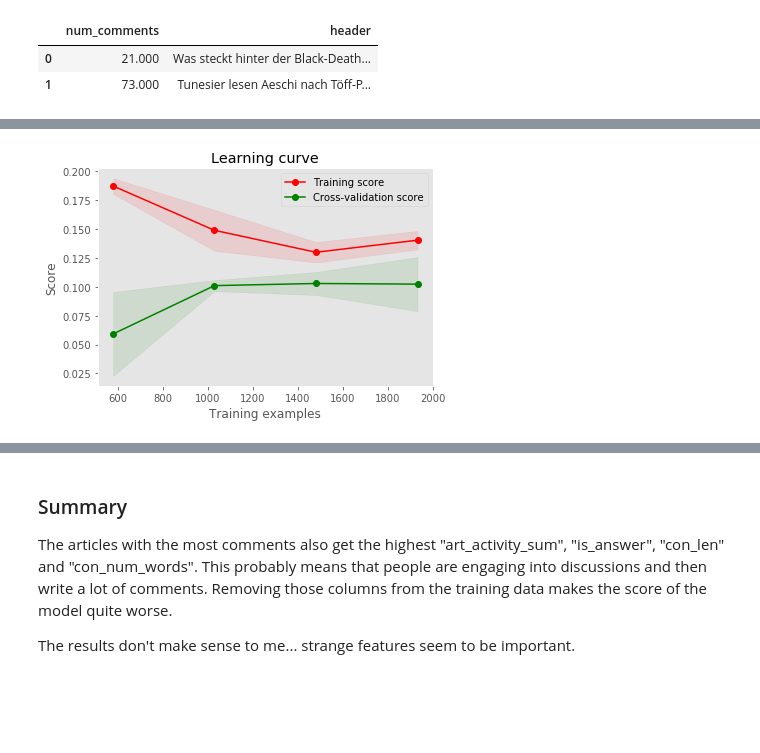
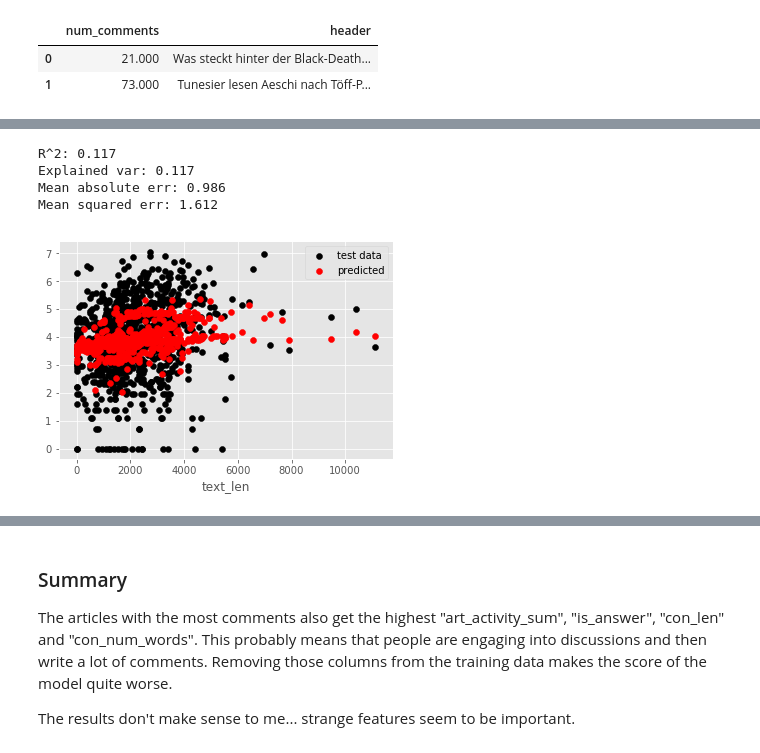
Before and after one commit to fdelia/bots, a Jupyter notebook: 5_predict_response_to_article.ipynb, the cells around one changed output, grey strips where cells are left out. Cells and saved outputs as stored; diff of their text form; code cells hidden in the pictures; blank space fills up the shorter version.

```diff
--- a/5_predict_response_to_article.ipynb
+++ b/5_predict_response_to_article.ipynb
@@ -146,10 +164,10 @@ stop_words = stop_words.lower()
 stop_words = stop_words.split(', ')
 
 # Trying to remove outliers with nearly no text
-df = df[df['text_len']>100]
+#df = df[df['text_len']>100]
 
 # Remove comment related stuff
-df2 = df.drop(['score', 'activity', 'num_comments', #'vup', 'vdo',
+df2 = df.drop(['score', 'activity', 'num_comments', 'num_comments_log', #'vup', 'vdo',
                # remove random stuff
                'tId', 'article_id',
                # not sure why those correlate so high with num_of_comments, but score does not decrease when removed
@@ -158,7 +176,7 @@ df2 = df.drop(['score', 'activity', 'num_comments', #'vup', 'vdo',
                'hour', 'weekday',
               ], axis=1)
 X = df2
-y = df['num_comments'].values
+y = df['num_comments_log'].values
 #y = df['con_len']
 #y = df['vup']
 
@@ -192,7 +210,7 @@ def plot_learning_curve(estimator, X, y, cv=None, ylim=None, n_jobs=1, train_siz
     plt.legend(loc="best")
     return plt
 
-df.hist(['num_comments'])
+df.hist(['num_comments', 'num_comments_log'])
 print()
 
 #list(df2.columns)
@@ -206,6 +224,7 @@ from sklearn.pipeline import Pipeline, FeatureUnion
 from sklearn.feature_extraction.text import TfidfVectorizer
 from sklearn.base import BaseEstimator, TransformerMixin
 from sklearn.linear_model import LinearRegression
+from sklearn.ensemble import GradientBoostingRegressor, RandomTreesEmbedding
 from sklearn.feature_selection import SelectKBest, f_regression, mutual_info_regression
 
 class ItemSelector(BaseEstimator, TransformerMixin):
@@ -230,76 +249,81 @@ def no_numbers(x):
 columns_nontext = [i for i in df2.columns if i not in ['header', 'sub', 'text']]
 model = Pipeline([
     ('union', FeatureUnion(
-        [
-            ('statistics', Pipeline([
+        [   ('statistics', Pipeline([
                 ('selector', ItemSelector(key=columns_nontext)),
                 #('poly', PolynomialFeatures(degree=2)), # reduces variance, reduces r2 a little bit
-                ('scaler', StandardScaler()),
+                #('scaler', StandardScaler()),
               #  ('reduce_dim', PCA(n_components=30)),
             ])),
 
             # article text information
             ('header', Pipeline([
                 ('selector', ItemSelector(key='header')),
-                ('tfidf', TfidfVectorizer(min_df=2, max_df=0.7, preprocessor=no_numbers, ngram_range=ngram_range, stop_words=stop_words)),
-                ('scaler', StandardScaler(with_mean=False)),
+                ('tfidf', TfidfVectorizer(min_df=2, max_df=0.4, preprocessor=no_numbers, ngram_range=ngram_range, stop_words=stop_words)),
+             #   ('scaler', StandardScaler(with_mean=False)),
             ])),
-
-            ('subheader', Pipeline([
-                ('selector', ItemSelector(key='sub')),
-                ('tfidf', TfidfVectorizer(min_df=2, max_df=0.7, preprocessor=no_numbers, ngram_range=ngram_range, stop_words=stop_words)),
-                ('scaler', StandardScaler(with_mean=False)),
-            ])),
-
-            ('text', Pipeline([
-                ('selector', ItemSelector(key='text')),
-                ('tfidf', TfidfVectorizer(min_df=0.2, max_df=0.7, preprocessor=no_numbers, ngram_range=ngram_range, stop_words=stop_words)),
-                ('scaler', StandardScaler(with_mean=False)),
-            ])),
+            #('subheader', Pipeline([
+            #    ('selector', ItemSelector(key='sub')),
+            #    ('tfidf', TfidfVectorizer(min_df=2, max_df=0.7, preprocessor=no_numbers, ngram_range=ngram_range, stop_words=stop_words)),
+            #    ('scaler', StandardScaler(with_mean=False)),
+            #])),
+            #('text', Pipeline([
+            #    ('selector', ItemSelector(key='text')),
+            #    ('tfidf', TfidfVectorizer(min_df=0.2, max_df=0.7, preprocessor=no_numbers, ngram_range=ngram_range, stop_words=stop_words)),
+            #    ('scaler', StandardScaler(with_mean=False)),
+            #])),
         ], n_jobs=-1
     )),
-    #('scaler', StandardScaler(with_mean=False)),
+    ('scaler', StandardScaler(with_mean=False)),
     # mutual_info_regression works better than f_regression, but gives no scores
-    ('reduce_dim', SelectKBest(mutual_info_regression, k=35)),
-    ('model', LinearRegression(n_jobs=-1, fit_intercept=True, normalize=False))
+    #('reduce_dim', SelectKBest(f_regression, k=35)),
+    # 0.10
+    #('model', LinearRegression(n_jobs=-1, fit_intercept=True, normalize=False))
+    #('reduce_dim', SelectKBest(f_regression, k=35)),
+    # 0.118
+    ('model', GradientBoostingRegressor(learning_rate=0.1, max_depth=4, n_estimators=50)),
+
 ])
 
 # Just choose what you want to do
-if True:
+if False:
     plot_learning_curve(model, X, y, cv=3, n_jobs=-1,
-                       train_sizes=np.linspace(.3, 1.0, 4))
+                       train_sizes=np.linspace(.3, 1.0, 3))
     plt.show()
 
 if True:
     model.fit(X_train, y_train)
     y_pred = model.predict(X_test)
-    print("R^2: %1.2f" % r2_score(y_test, y_pred))
-    print("Explained var: {:.2f}".format(explained_variance_score(y_test, y_pred)))
-    print("Mean absolute err: {:.2f}".format(mean_absolute_error(y_test, y_pred)))
-    print("Mean squared err: {:.2f}".format(mean_squared_error(y_test, y_pred)))
+    print("R^2: %1.3f" % r2_score(y_test, y_pred))
+    print("Explained var: {:.3f}".format(explained_variance_score(y_test, y_pred)))
+    print("Mean absolute err: {:.3f}".format(mean_absolute_error(y_test, y_pred)))
+    print("Mean squared err: {:.3f}".format(mean_squared_error(y_test, y_pred)))
     # Residual plot
     X_res = X_test['text_len']
     plt.scatter(X_res, y_test, color='black', label='test data')
     plt.scatter(X_res, y_pred, color='red', label='predicted')
     plt.xlabel('text_len')
     plt.legend(); plt.show()
 
 if False:
     from sklearn.model_selection import GridSearchCV
     param_grid = {
         #'reduce_dim__score_func': [f_regression, mutual_info_regression],
-        'reduce_dim__k': [30, 35, 40],
-        # attention with these:
-        #'model__fit_intercept': [True, False],
-        #'model__normalize': [True, False]
+        #'reduce_dim__k': [110, 120, 90, 100],
+        'model__learning_rate': [1e-2, 1e-1, 1e0, 1e1],
+        'model__n_estimators': [40, 50, 80],
+        'model__max_depth': [3, 4, 5]
                  }
     grid = GridSearchCV(model, param_grid, cv=3, n_jobs=-1)
     grid.fit(X_train, y_train)
-
     print(grid.best_params_)
 
 print('Done in {:.2f} min.'.format((time() - st)/60))
 # Make yourself noticeable to human
-import os; os.system('say "this is dave. the computations are finished."')
+# import os; os.system('say "this is dave. the computations are finished."')
 # %% [output]
+R^2: 0.117
+Explained var: 0.117
+Mean absolute err: 0.986
+Mean squared err: 1.612
-[figure, old version]
+[figure, new version]
```
Also changed, not shown: parts of 6 cells of this notebook.
